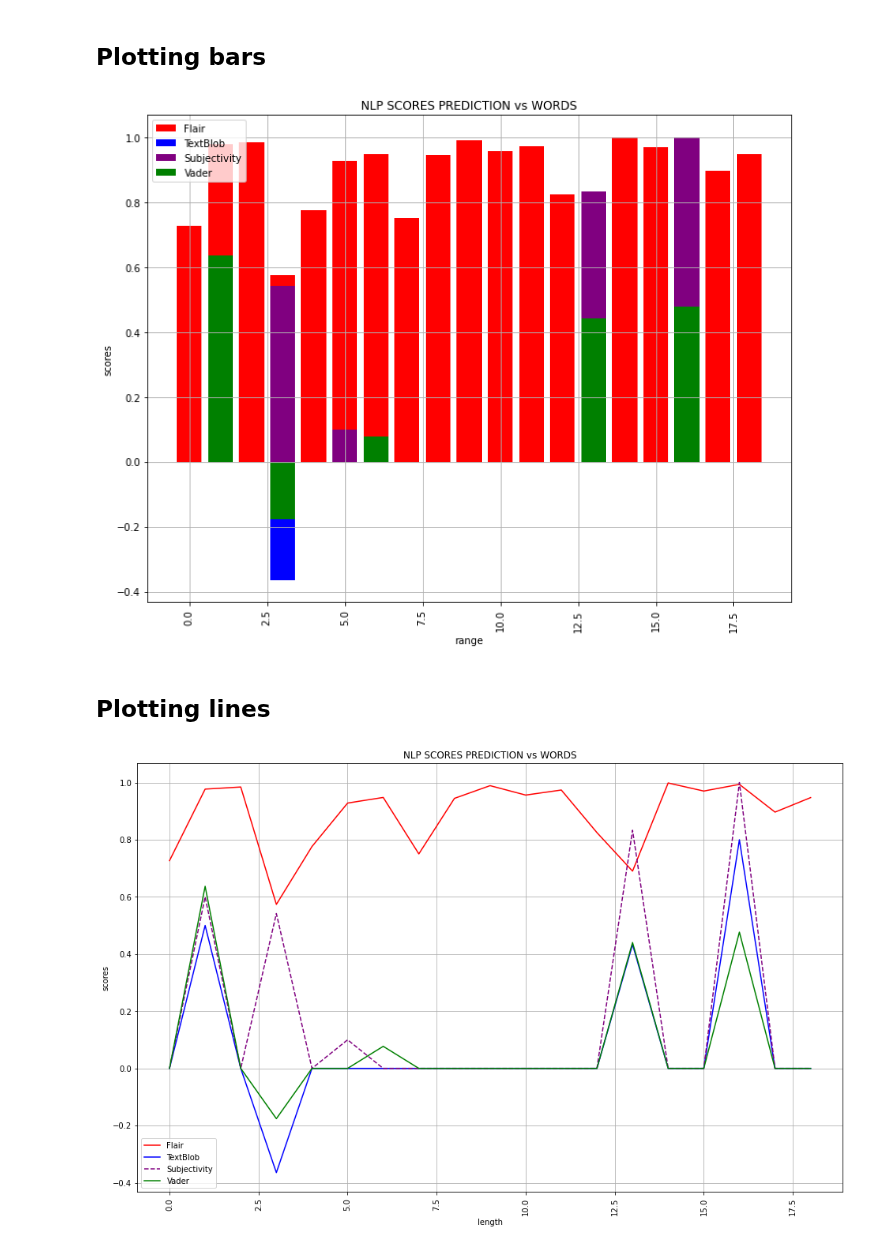
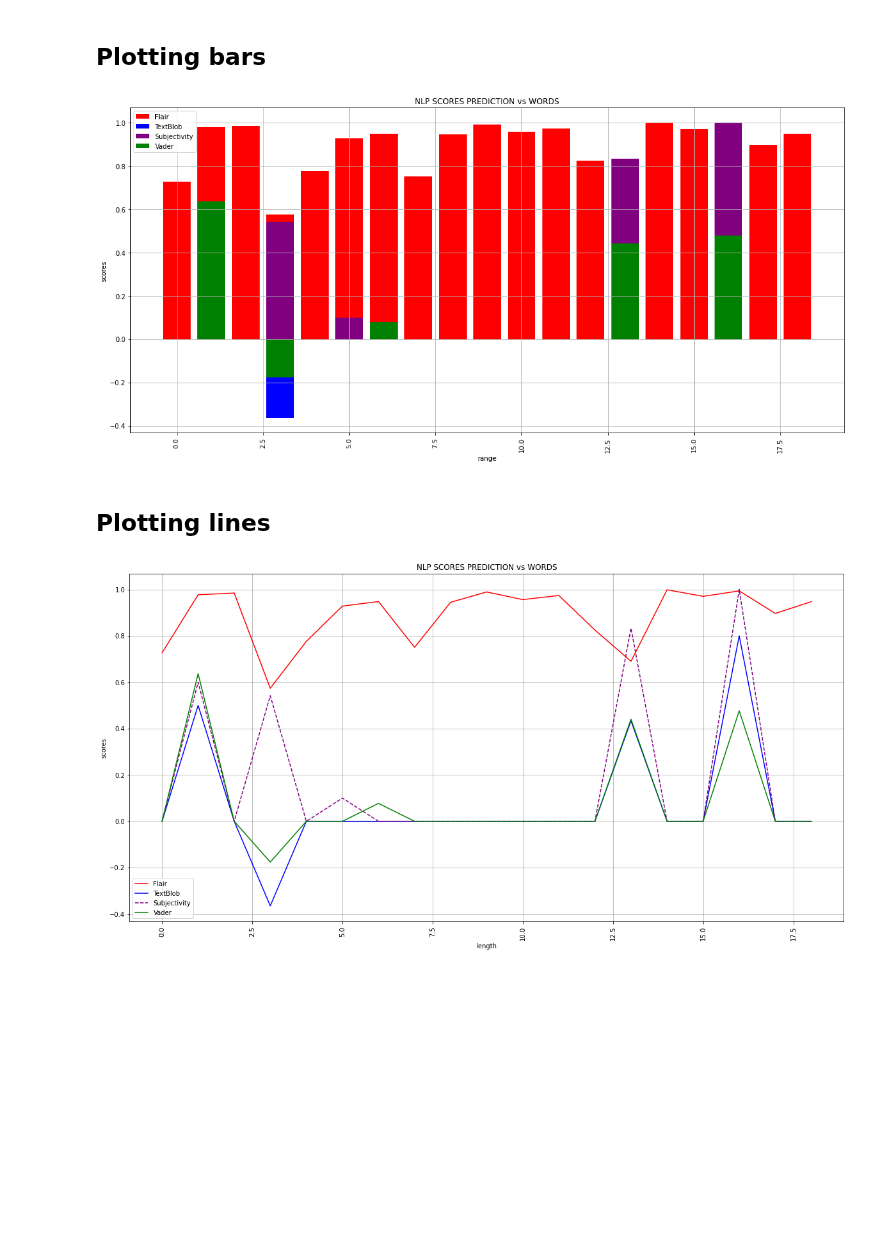
Before and after one commit to aascode/sentiment-analysis-2, a Jupyter notebook: plotting_NLP.ipynb, the cells around one changed output. Drawn from its saved outputs; the diff is of its cells as text; code cells hidden in the pictures; blank space fills up the shorter version.

Commit message:
more size

```diff
--- a/plotting_NLP.ipynb
+++ b/plotting_NLP.ipynb
@@ -244,14 +244,14 @@ def plot_bar(p1y, p2y, p3y, p4y, x, size):
 # %%
 plot_bar(
     p1y=y_flair,
     p2y=y_textblob_sentiment,
     p3y=y_textblob_subjectivity,
     p4y=y_vader,
     x=x_flair,
-    size=(10,  8)
+    size=(16,  8)
 )
 # %% [output]
-[figure, old version]
+[figure, new version]
 # %% [markdown]
 ## **Plotting lines**
 # %%
@@ -277,7 +277,7 @@ plot_lines(
     p3y=y_textblob_subjectivity,
     p4y=y_vader,
     x=x_flair,
-    size=(16,  10)
+    size=(20,  10)
 )
 # %% [output]
-[figure, old version]
+[figure, new version]
```
